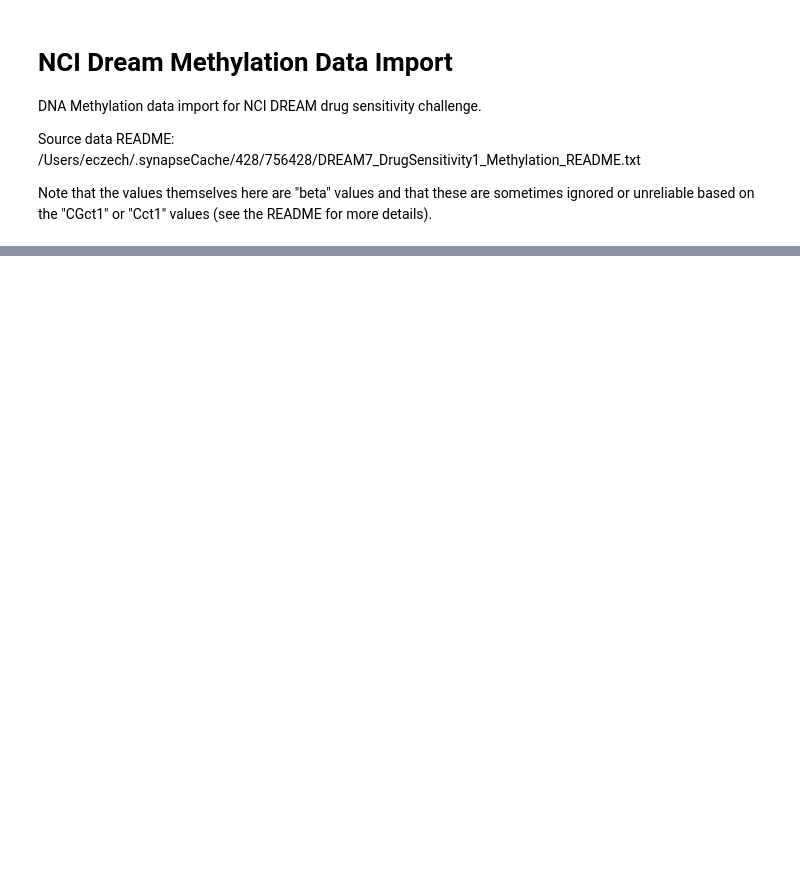
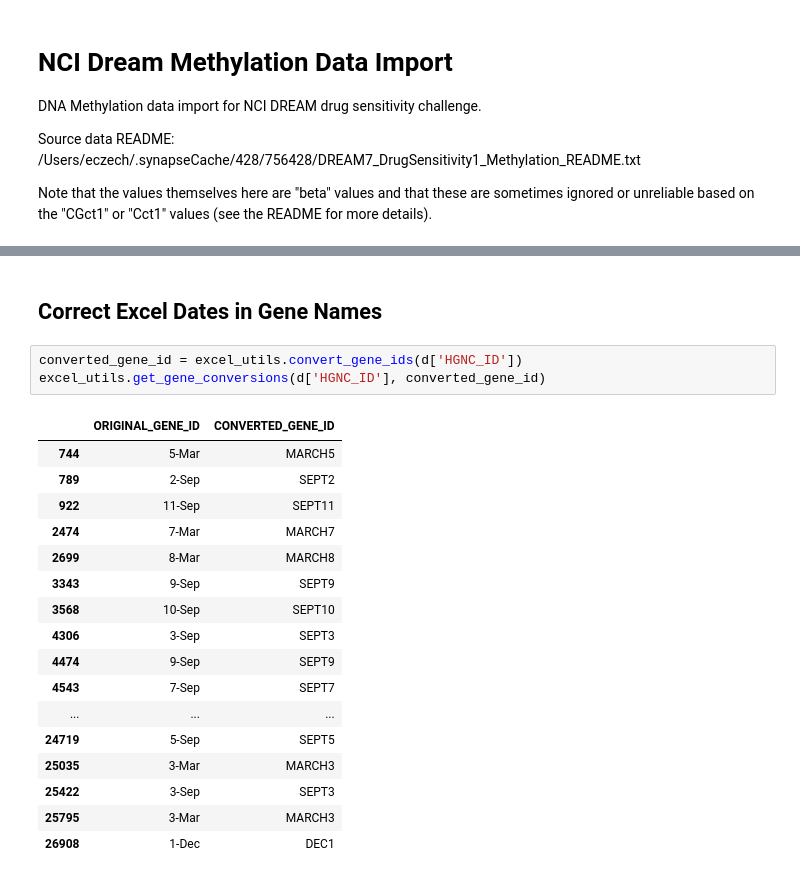
Before and after one commit to eric-czech/mgds, a Jupyter notebook: python/notebook/data_aggregation/import/ncidream/v1/gene-methylation.ipynb, the cells around one changed output, grey strips where cells are left out. Drawn from its saved outputs; the diff is of its cells as text; blank space fills up the shorter version.

```diff
--- a/python/notebook/data_aggregation/import/ncidream/v1/gene-methylation.ipynb
+++ b/python/notebook/data_aggregation/import/ncidream/v1/gene-methylation.ipynb
@@ -25,0 +35,23 @@ d.head()
+# %% [markdown]
+## Correct Excel Dates in Gene Names
+# %%
+converted_gene_id = excel_utils.convert_gene_ids(d['HGNC_ID'])
+excel_utils.get_gene_conversions(d['HGNC_ID'], converted_gene_id)
+# %% [output]
+|  | ORIGINAL_GENE_ID | CONVERTED_GENE_ID |
+| 744 | 5-Mar | MARCH5 |
+| 789 | 2-Sep | SEPT2 |
+| 922 | 11-Sep | SEPT11 |
+| 2474 | 7-Mar | MARCH7 |
+| 2699 | 8-Mar | MARCH8 |
+| 3343 | 9-Sep | SEPT9 |
+| 3568 | 10-Sep | SEPT10 |
+| 4306 | 3-Sep | SEPT3 |
+| 4474 | 9-Sep | SEPT9 |
+| 4543 | 7-Sep | SEPT7 |
+| ... | ... | ... |
+| 24719 | 5-Sep | SEPT5 |
+| 25035 | 3-Mar | MARCH3 |
+| 25422 | 3-Sep | SEPT3 |
+| 25795 | 3-Mar | MARCH3 |
+| 26908 | 1-Dec | DEC1 |
```
Also changed, not shown: parts of 12 cells of this notebook, 31 other files.
